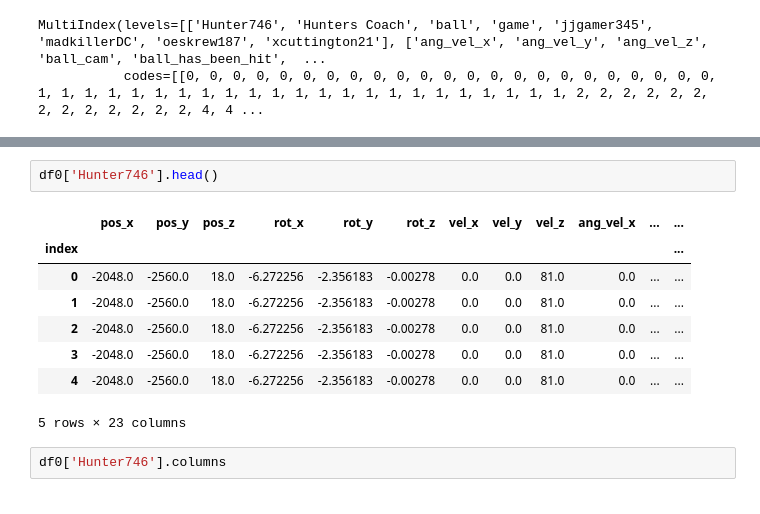
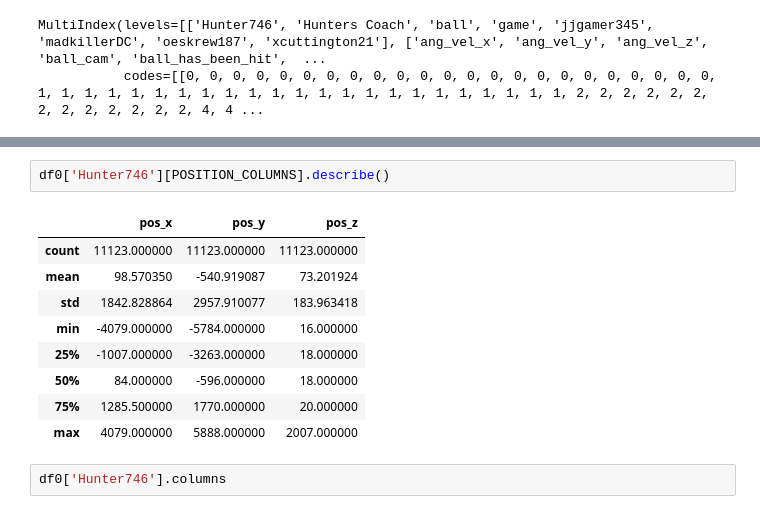
Before and after one commit to axelmagn/ReplayModels, a Jupyter notebook: position_predictor_analysis.ipynb, the cells around one changed output, grey strips where cells are left out. Drawn from its saved outputs; the diff is of its cells as text.

```diff
--- a/position_predictor_analysis.ipynb
+++ b/position_predictor_analysis.ipynb
@@ -97,16 +101,17 @@ df0['game'].head()
 | 3 | 19.393167 | 0.036002 | 300.0 | NaN | None | NaN |
 | 4 | 19.429302 | 0.036138 | 300.0 | NaN | None | NaN |
 # %%
-df0['Hunter746'].head()
+df0['Hunter746'][POSITION_COLUMNS].describe()
 # %% [output]
-|  | pos_x | pos_y | pos_z | rot_x | rot_y | rot_z | vel_x | vel_y | vel_z | ang_vel_x | ... | ... |
-| index |  |  |  |  |  |  |  |  |  |  |  | ... |
-| 0 | -2048.0 | -2560.0 | 18.0 | -6.272256 | -2.356183 | -0.00278 | 0.0 | 0.0 | 81.0 | 0.0 | ... | ... |
-| 1 | -2048.0 | -2560.0 | 18.0 | -6.272256 | -2.356183 | -0.00278 | 0.0 | 0.0 | 81.0 | 0.0 | ... | ... |
-| 2 | -2048.0 | -2560.0 | 18.0 | -6.272256 | -2.356183 | -0.00278 | 0.0 | 0.0 | 81.0 | 0.0 | ... | ... |
-| 3 | -2048.0 | -2560.0 | 18.0 | -6.272256 | -2.356183 | -0.00278 | 0.0 | 0.0 | 81.0 | 0.0 | ... | ... |
-| 4 | -2048.0 | -2560.0 | 18.0 | -6.272256 | -2.356183 | -0.00278 | 0.0 | 0.0 | 81.0 | 0.0 | ... | ... |
+|  | pos_x | pos_y | pos_z |
+| count | 11123.000000 | 11123.000000 | 11123.000000 |
+| mean | 98.570350 | -540.919087 | 73.201924 |
+| std | 1842.828864 | 2957.910077 | 183.963418 |
+| min | -4079.000000 | -5784.000000 | 16.000000 |
+| 25% | -1007.000000 | -3263.000000 | 18.000000 |
+| 50% | 84.000000 | -596.000000 | 18.000000 |
+| 75% | 1285.500000 | 1770.000000 | 20.000000 |
+| max | 4079.000000 | 5888.000000 | 2007.000000 |
-5 rows × 23 columns
 # %%
 df0['Hunter746'].columns
 # %% [output]
```
Also changed, not shown: parts of 14 cells of this notebook.
